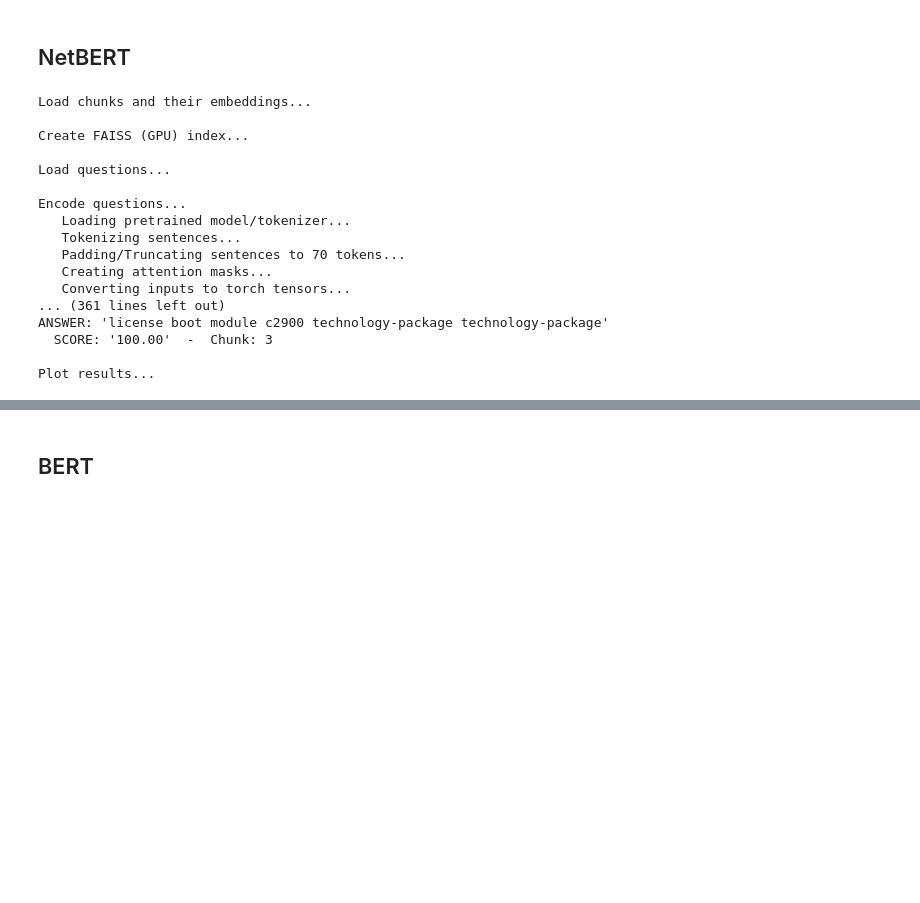
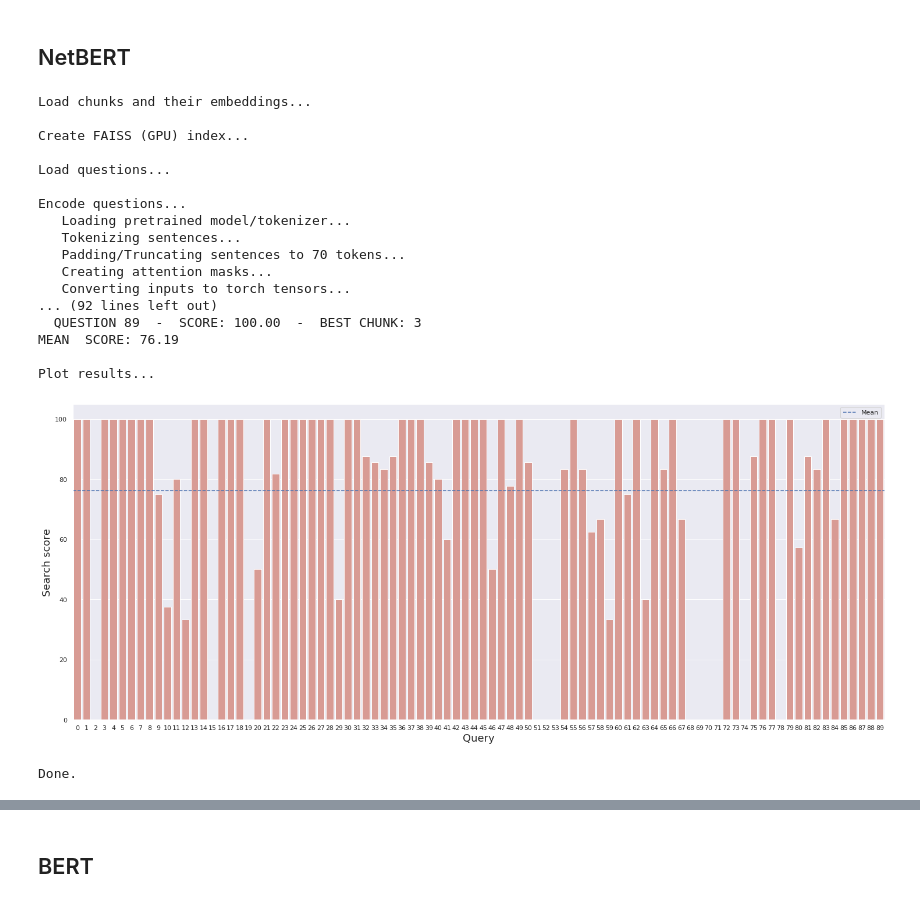
Before and after one commit to ant-louis/netbert, a Jupyter notebook: Code/Extrinsic_evaluation/QA/FAISS.ipynb, the cells around one changed output, grey strips where cells are left out. Drawn from its saved outputs; the diff is of its cells as text; code cells hidden in the pictures; blank space fills up the shorter version.

Commit message:
Finish histogram for FAISS evaluation

```diff
--- a/Code/Extrinsic_evaluation/QA/FAISS.ipynb
+++ b/Code/Extrinsic_evaluation/QA/FAISS.ipynb
@@ -16,6 +16,9 @@ from keras.preprocessing.sequence import pad_sequences
 
 import faiss
 from nltk.corpus import stopwords
+
+import matplotlib.pyplot as plt
+import seaborn as sns
 
 
 def load_chunks(filepath):
@@ -151,6 +154,28 @@ def compute_score(chunk, answer):
     return score
 
 
+def create_barplot(df):
+    """
+    """
+    # Create barplot.
+    sns.set(font_scale = 1)
+    plt.figure(figsize=(25,10))
+    ax = sns.barplot(x="Question", y="Search_score", data=df, color="salmon", saturation=.5)
+
+    # Tweak graph.
+    ax.set(xticklabels=range(df.shape[0])) # Replace x labels by query ids.
+    plt.xlabel('Query', fontsize=18)
+    plt.ylabel('Search score', fontsize=18)
+
+    # Horizontal line as avergage score.
+    ax.axhline(y=df["Search_score"].mean(), ls='--', label="Mean")
+    handles, labels = ax.get_legend_handles_labels()
+    plt.legend(handles = handles, labels = labels)
+
+    plt.show()
+    return
+
+
 def run(model_name_or_path, embeddings_filepath, questions_filepath, questions_type=None,
         cache='/raid/antoloui/Master-thesis/Code/_cache/', method='l2', n_gpus=1, topk=10):
     """
@@ -182,9 +207,6 @@ def run(model_name_or_path, embeddings_filepath, questions_filepath, questions_t
 
     # For each question-answer pair, compute a score according to the results of FAISS search.
     for i, (Q, E, A) in enumerate(zip(questions, quest_embeddings, answers)):
-
-        print("\nQUESTION {}: '{}'".format(i, Q))
-        print("ANSWER: '{}'".format(A))
 
         # Process the answer.
         multiple_ans = A.split(';')
@@ -218,7 +240,7 @@ def run(model_name_or_path, embeddings_filepath, questions_filepath, questions_t
         # Get the final score as the max score among all chunk results, and the associated chunk id.
         max_score = max(scores)
         top_chunk = scores.index(max(scores))
-        print("  SCORE: '{:.2f}'  -  Chunk: {}".format(max_score, top_chunk))
+        print("  QUESTION {}  -  SCORE: {:.2f}  -  BEST CHUNK: {}".format(i, max_score, top_chunk))
 
         # Add row to dataframe.
         new_row = [Q, A, max_score, top_chunk+1]
@@ -226,34 +248,38 @@ def run(model_name_or_path, embeddings_filepath, questions_filepath, questions_t
         new_row.extend(result_distances)
         df = df.append(pd.Series(new_row, index=df.columns), ignore_index=True)
 
+    print("MEAN SCORE: {:.2f}".format(df["Search_score"].mean()))
+
     print("\nPlot results...")
-    return df
+    create_barplot(df)
 
     print("\nDone.")
 # %% [markdown]
 ## NetBERT
 # %%
-df = run(
+run(
     model_name_or_path='/raid/antoloui/Master-thesis/Code/_models/netbert-830000/',
     embeddings_filepath='/raid/antoloui/Master-thesis/Data/QA/embeddings/netbert_embeddings.h5',
     questions_filepath='/raid/antoloui/Master-thesis/Data/QA/questions.csv',
     questions_type='Knowledge'
 )
 # %% [output]
 Load chunks and their embeddings...
 
 Create FAISS (GPU) index...
 
 Load questions...
 
 Encode questions...
    Loading pretrained model/tokenizer...
    Tokenizing sentences...
    Padding/Truncating sentences to 70 tokens...
    Creating attention masks...
    Converting inputs to torch tensors...
-... (361 lines left out)
-ANSWER: 'license boot module c2900 technology-package technology-package'
-  SCORE: '100.00'  -  Chunk: 3
+... (92 lines left out)
+  QUESTION 89  -  SCORE: 100.00  -  BEST CHUNK: 3
+MEAN  SCORE: 76.19
 
 Plot results...
+[figure, added]
+Done.
```
Also changed, not shown: parts of 2 cells of this notebook, 1 other file.
